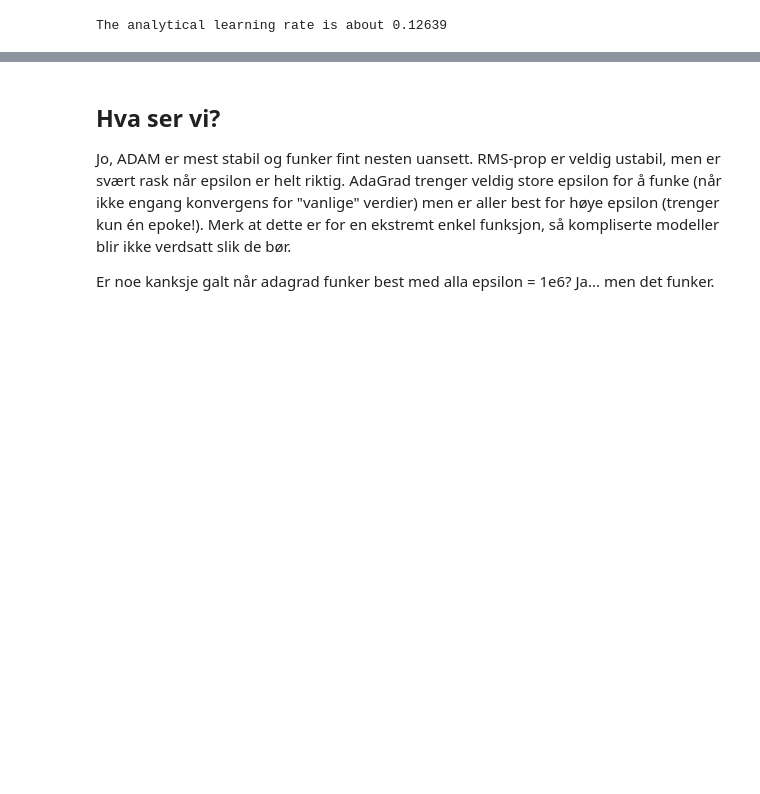
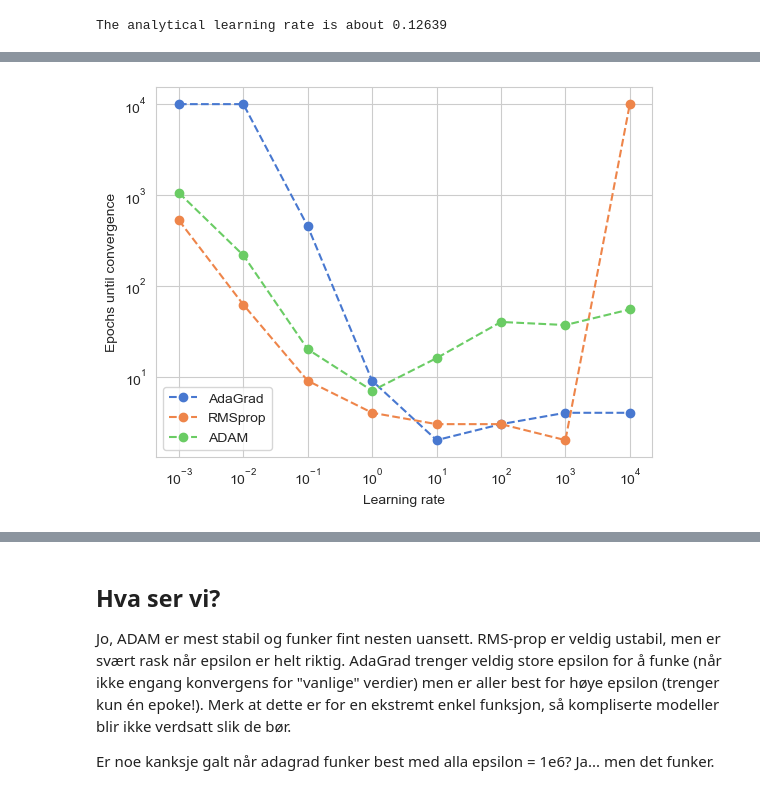
Before and after one commit to MariaFlyAway/Project2_FYS-STK3155, a Jupyter notebook: Code/Gradient_Descent/subtask_a.ipynb, the cells around one changed output, grey strips where cells are left out. Saved outputs shown, nothing was run; the diff lists cells and outputs as text; code cells hidden in the pictures; blank space fills up the shorter version.

```diff
--- a/Code/Gradient_Descent/subtask_a.ipynb
+++ b/Code/Gradient_Descent/subtask_a.ipynb
@@ -118,3 +110,15 @@ plt.show()
+# %%
+# With self adjusting methods
+#print(adg_epochs, rms_epochs, adam_epochs)
+plt.loglog(special_learning_rates, adg_epochs, "o--", label="AdaGrad")
+plt.loglog(special_learning_rates, rms_epochs, "o--", label="RMSprop")
+plt.loglog(special_learning_rates, adam_epochs, "o--", label="ADAM")
+plt.xlabel("Learning rate")
+plt.ylabel("Epochs until convergence")
+plt.legend()
+plt.show()
+# %% [output]
+[figure, added]
 # %%
 # Time to convergence comparison.
 plain, mom, sgd, msgd, adg, rms, adam = np.argmin(plain_times), np.argmin(mom_times), np.argmin(sgd_times), np.argmin(msgd_times), np.argmin(adg_times), np.argmin(rms_times), np.argmin(adam_times)
```
Also changed, not shown: parts of 23 cells of this notebook, 7 other files.
